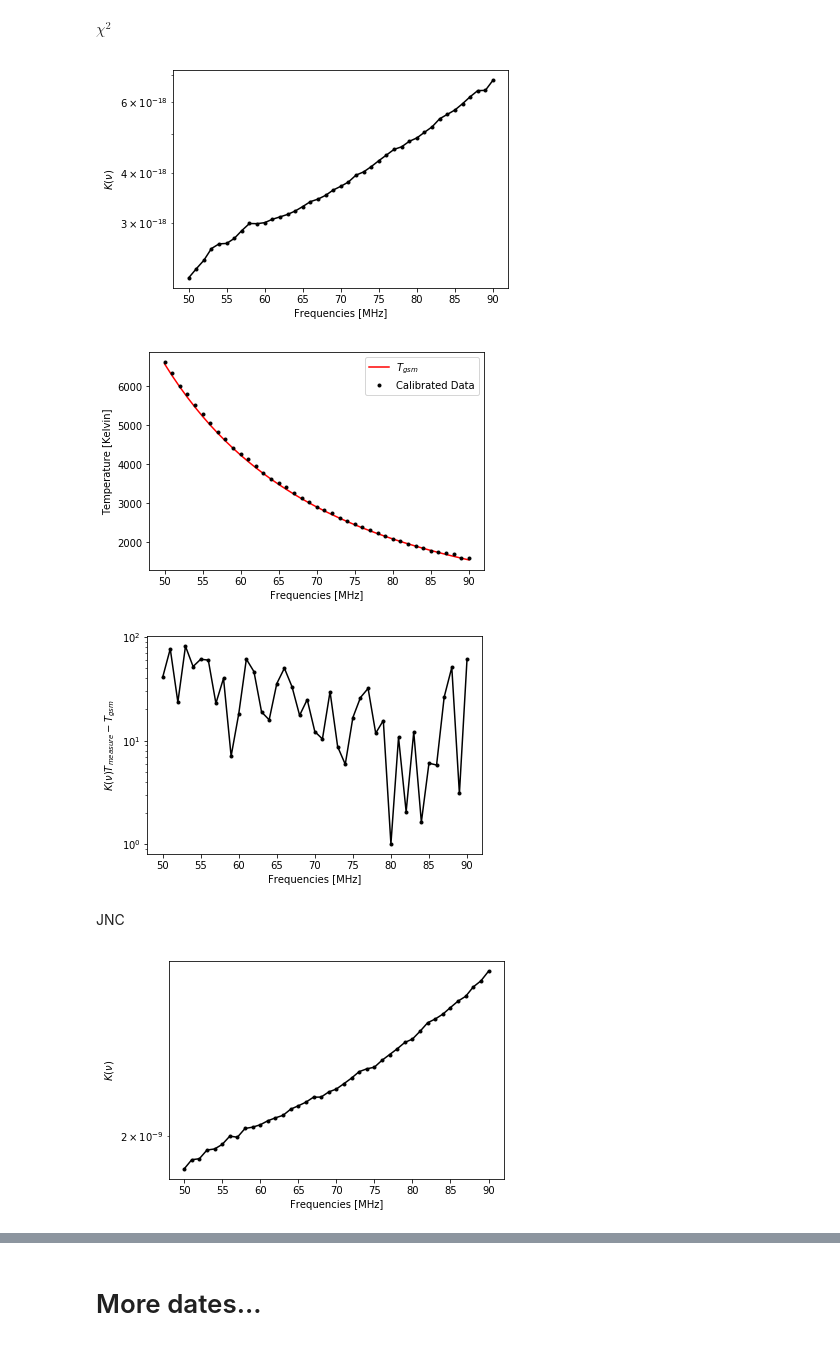
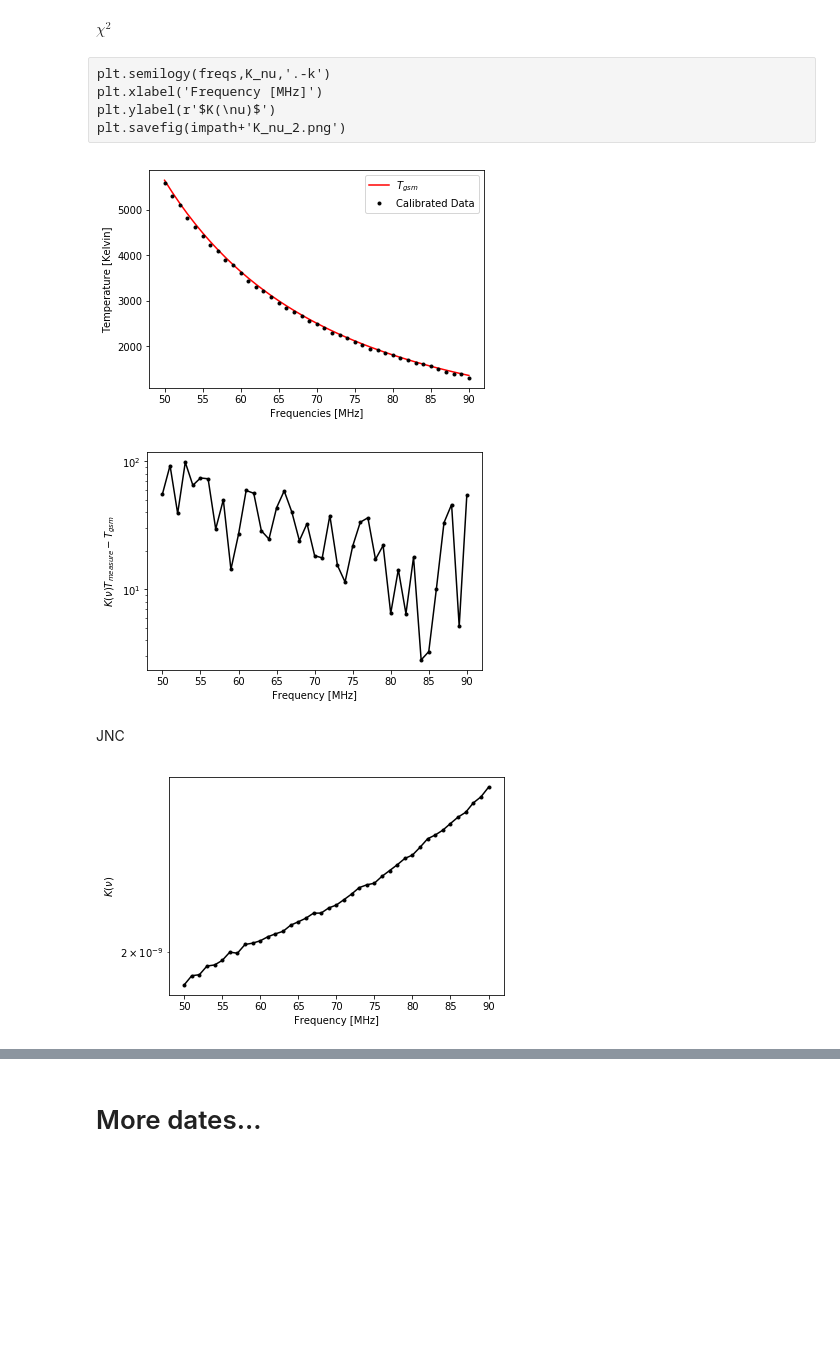
Before and after one commit to HiramHerrera/SciHi, a Jupyter notebook: calibration.ipynb, the cells around one changed output, grey strips where cells are left out. Saved outputs shown, nothing was run; the diff lists cells and outputs as text; code cells hidden in the pictures; blank space fills up the shorter version.

```diff
--- a/calibration.ipynb
+++ b/calibration.ipynb
@@ -80,8 +103,6 @@ plt.savefig(impath+'KTmeas-Tgsm.png')
 JNC
 # %%
 K_nu,Tgsm,Tmeas,Tstd = Calibrate(paths_jnc,dates,calibration='JNC')
-# %%
-freqs = np.arange(50,91)
 # %%
 plt.semilogy(freqs,K_nu,'.-k')
 plt.xlabel('Frequencies [MHz]')
@@ -117,18 +137,14 @@ Check_quality(path,dates,savepath = impath)
 # %%
-dates = ['2013-06-14-04-40-07','2013-06-14-05-50-01','2013-06-14 11:45:00.000','2013-06-14 12:50:00.000']
+dates = ['2013-06-14-04-40-07','2013-06-14-05-50-01','2013-06-14 04:45:00.000','2013-06-14 05:50:00.000']
 # %% [markdown]
 $\chi^2$
 # %%
 K_nu,Tgsm,Tmeas,Tstd = Calibrate(paths,dates)
-# %%
-freqs = np.arange(50,91)
-# %%
-plt.semilogy(freqs,K_nu,'.-k')
-plt.xlabel('Frequencies [MHz]')
-plt.ylabel(r'$K(\nu)$')
-plt.savefig(impath+'K_nu_2.png')
-# %% [output]
-[figure, removed]
+# %% [raw]
+plt.semilogy(freqs,K_nu,'.-k')
+plt.xlabel('Frequency [MHz]')
+plt.ylabel(r'$K(\nu)$')
+plt.savefig(impath+'K_nu_2.png')
 # %%
 plt.plot(freqs,Tgsm, 'r',label=r'$T_{gsm}$')
 plt.plot(freqs,K_nu*Tmeas,'.k', label = 'Calibrated Data')
@@ -137,14 +153,14 @@ plt.ylabel('Temperature [Kelvin]')
 plt.legend()
 plt.savefig(impath+'calibrated_2.png')
 # %% [output]
-[figure, old version]
+[figure, new version]
 # %%
 plt.semilogy(freqs,abs(K_nu*Tmeas - Tgsm),'.-k')
-plt.xlabel('Frequencies [MHz]')
+plt.xlabel('Frequency [MHz]')
 plt.ylabel(r'$K(\nu)T_{measure}-T_{gsm}$')
 plt.savefig(impath+'KTmeas-Tgsm_2.png')
 # %% [output]
-[figure, old version]
+[figure, new version]
 # %% [markdown]
 JNC
 # %%
@@ -154,10 +168,10 @@ freqs = np.arange(50,91)
 # %%
 plt.semilogy(freqs,K_nu,'.-k')
-plt.xlabel('Frequencies [MHz]')
+plt.xlabel('Frequency [MHz]')
 plt.ylabel(r'$K(\nu)$')
 plt.savefig(impath+'K_nu_jnc_2.png')
 # %% [output]
-[figure, old version]
+[figure, new version]
 # %%
 plt.plot(freqs,Tgsm, 'r',label=r'$T_{gsm}$')
 plt.plot(freqs,K_nu*Tmeas,'.k', label = 'Calibrated Data')
```
Also changed, not shown: parts of 29 cells of this notebook, 2 other files.
